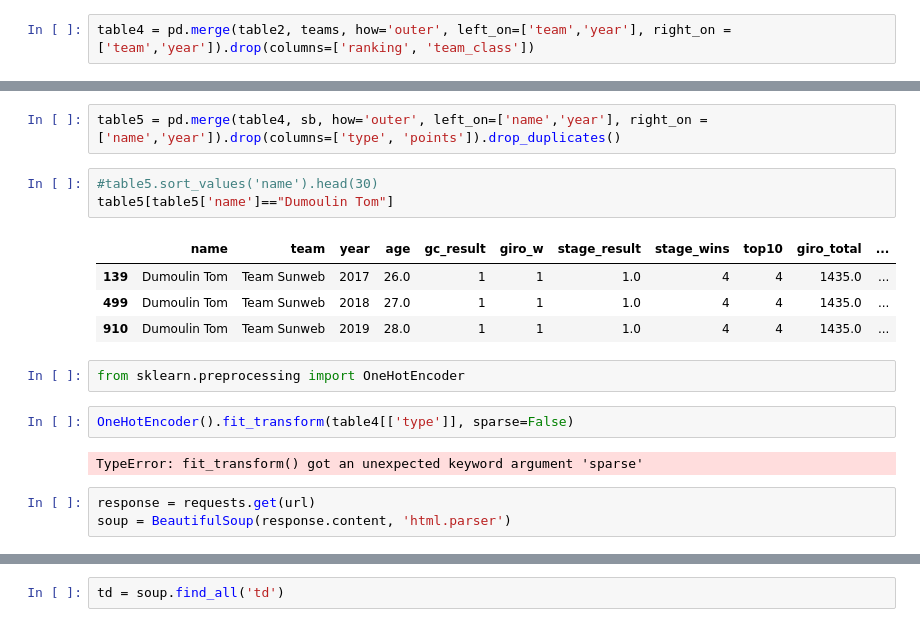
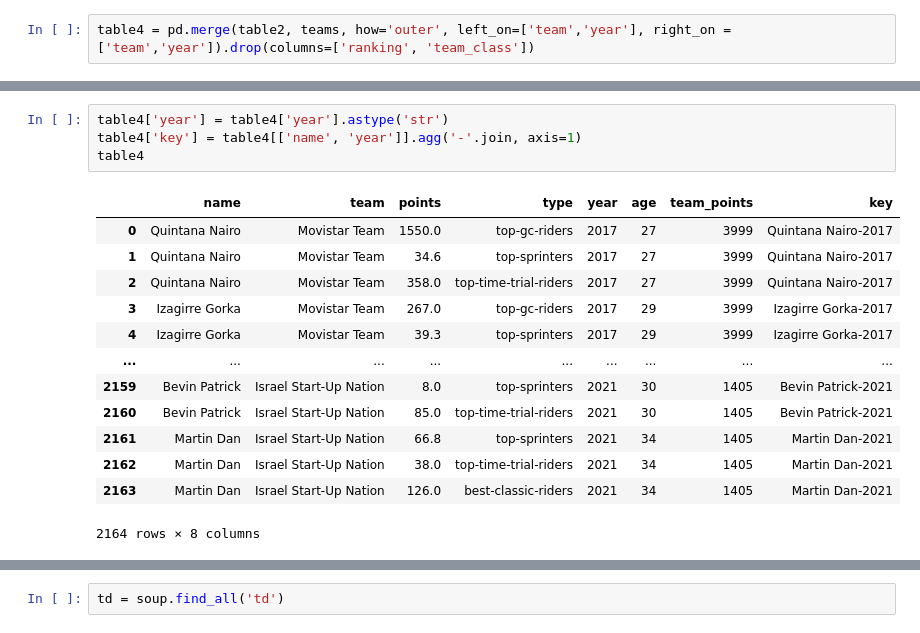
Before and after one commit to Michiel-DK/cycling, a Jupyter notebook: Nb.ipynb, the cells around one changed output, grey strips where cells are left out. Drawn from its saved outputs; the diff is of its cells as text.

Commit message:
stages working

```diff
--- a/Nb.ipynb
+++ b/Nb.ipynb
@@ -199,19 +288,18 @@ sb = pd.pivot_table(sub, index=['name', 'year'], columns='type', values='points'
-# %%
-table5 = pd.merge(table4, sb, how='outer', left_on=['name','year'], right_on = ['name','year']).drop(columns=['type', 'points']).drop_duplicates()
-# %%
-#table5.sort_values('name').head(30)
-table5[table5['name']=="Dumoulin Tom"]
-# %% [output]
-|  | name | team | year | age | gc_result | giro_w | stage_result | stage_wins | top10 | giro_total | ... |
-| 139 | Dumoulin Tom | Team Sunweb | 2017 | 26.0 | 1 | 1 | 1.0 | 4 | 4 | 1435.0 | ... |
-| 499 | Dumoulin Tom | Team Sunweb | 2018 | 27.0 | 1 | 1 | 1.0 | 4 | 4 | 1435.0 | ... |
-| 910 | Dumoulin Tom | Team Sunweb | 2019 | 28.0 | 1 | 1 | 1.0 | 4 | 4 | 1435.0 | ... |
-# %%
-from sklearn.preprocessing import OneHotEncoder
-# %%
-OneHotEncoder().fit_transform(table4[['type']], sparse=False)
-# %% [output]
-TypeError: fit_transform() got an unexpected keyword argument 'sparse'
-# %%
-response = requests.get(url)
-soup = BeautifulSoup(response.content, 'html.parser')
+# %%
+table4['year'] = table4['year'].astype('str')
+table4['key'] = table4[['name', 'year']].agg('-'.join, axis=1)
+table4
+# %% [output]
+|  | name | team | points | type | year | age | team_points | key |
+| 0 | Quintana Nairo | Movistar Team | 1550.0 | top-gc-riders | 2017 | 27 | 3999 | Quintana Nairo-2017 |
+| 1 | Quintana Nairo | Movistar Team | 34.6 | top-sprinters | 2017 | 27 | 3999 | Quintana Nairo-2017 |
+| 2 | Quintana Nairo | Movistar Team | 358.0 | top-time-trial-riders | 2017 | 27 | 3999 | Quintana Nairo-2017 |
+| 3 | Izagirre Gorka | Movistar Team | 267.0 | top-gc-riders | 2017 | 29 | 3999 | Izagirre Gorka-2017 |
+| 4 | Izagirre Gorka | Movistar Team | 39.3 | top-sprinters | 2017 | 29 | 3999 | Izagirre Gorka-2017 |
+| ... | ... | ... | ... | ... | ... | ... | ... | ... |
+| 2159 | Bevin Patrick | Israel Start-Up Nation | 8.0 | top-sprinters | 2021 | 30 | 1405 | Bevin Patrick-2021 |
+| 2160 | Bevin Patrick | Israel Start-Up Nation | 85.0 | top-time-trial-riders | 2021 | 30 | 1405 | Bevin Patrick-2021 |
+| 2161 | Martin Dan | Israel Start-Up Nation | 66.8 | top-sprinters | 2021 | 34 | 1405 | Martin Dan-2021 |
+| 2162 | Martin Dan | Israel Start-Up Nation | 38.0 | top-time-trial-riders | 2021 | 34 | 1405 | Martin Dan-2021 |
+| 2163 | Martin Dan | Israel Start-Up Nation | 126.0 | best-classic-riders | 2021 | 34 | 1405 | Martin Dan-2021 |
+2164 rows × 8 columns
```
Also changed, not shown: parts of 8 cells of this notebook, 1 other file.
